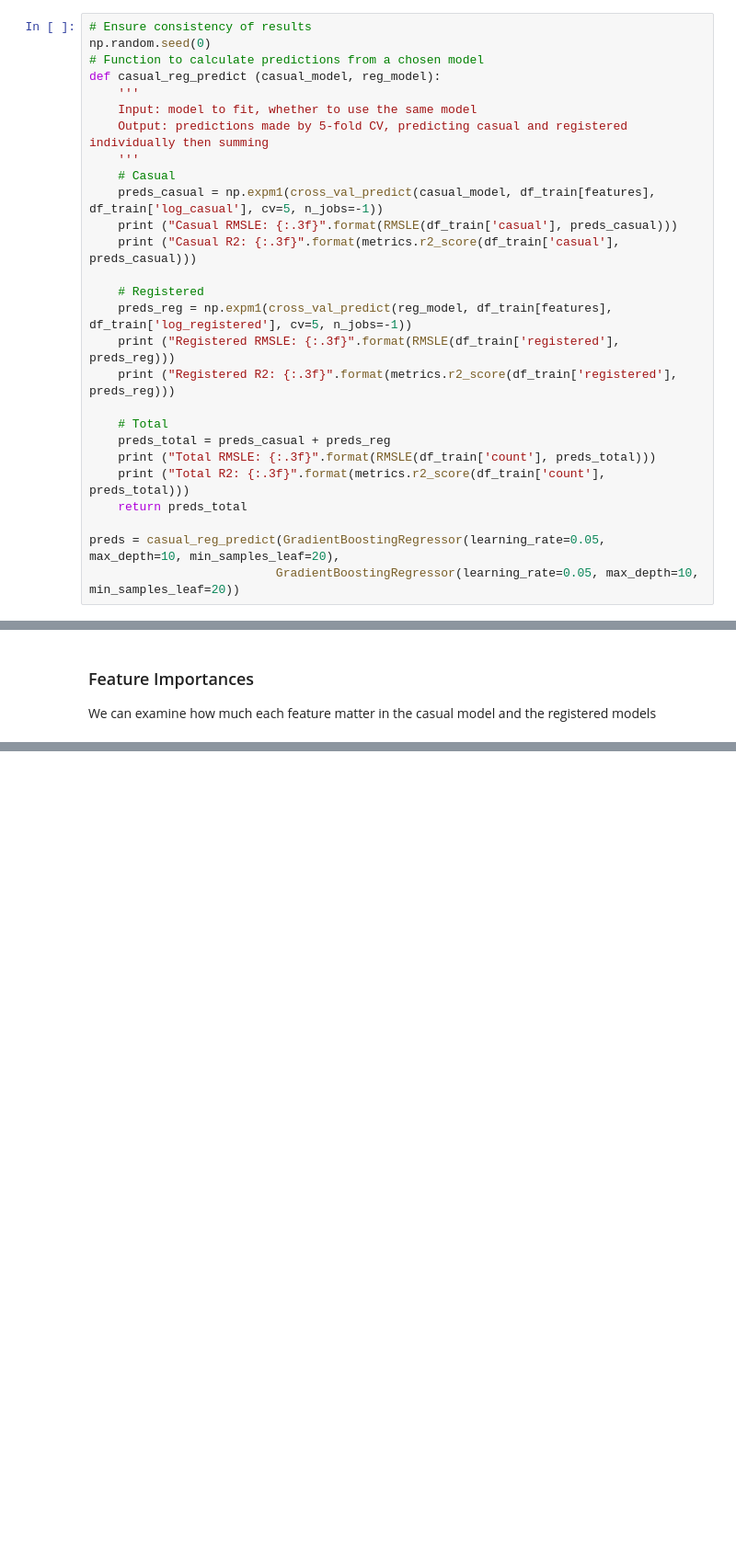
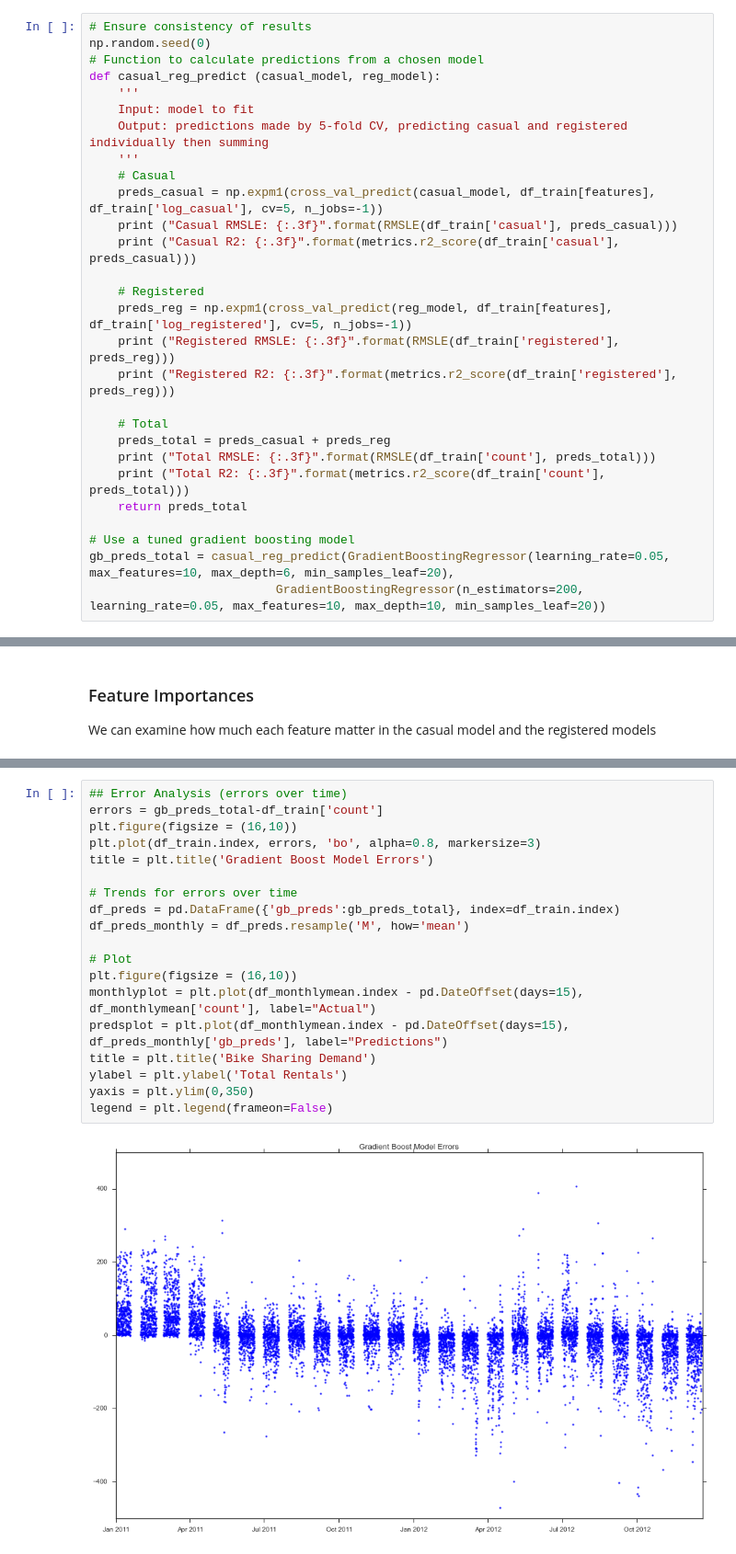
Before and after one commit to KonniamChan/ML_Projects_W207, a Jupyter notebook: project_bikesharing.ipynb, the cells around one changed output, grey strips where cells are left out. Shown at 92% size. Cells and saved outputs as stored; diff of their text form; blank space fills up the shorter version.

```diff
--- a/project_bikesharing.ipynb
+++ b/project_bikesharing.ipynb
@@ -423,7 +384,7 @@ np.random.seed(0)
 # Function to calculate predictions from a chosen model
 def casual_reg_predict (casual_model, reg_model):
     '''
-    Input: model to fit, whether to use the same model
+    Input: model to fit
     Output: predictions made by 5-fold CV, predicting casual and registered individually then summing
     '''
     # Casual
@@ -442,6 +403,7 @@ def casual_reg_predict (casual_model, reg_model):
     print ("Total R2: {:.3f}".format(metrics.r2_score(df_train['count'], preds_total)))
     return preds_total
 
-preds = casual_reg_predict(GradientBoostingRegressor(learning_rate=0.05, max_depth=10, min_samples_leaf=20),
-                          GradientBoostingRegressor(learning_rate=0.05, max_depth=10, min_samples_leaf=20))
+# Use a tuned gradient boosting model
+gb_preds_total = casual_reg_predict(GradientBoostingRegressor(learning_rate=0.05, max_features=10, max_depth=6, min_samples_leaf=20),
+                          GradientBoostingRegressor(n_estimators=200, learning_rate=0.05, max_features=10, max_depth=10, min_samples_leaf=20))
 # %% [output]
@@ -572,0 +442,21 @@ Total RMSLE: 0.404
+# %%
+## Error Analysis (errors over time)
+errors = gb_preds_total-df_train['count']
+plt.figure(figsize = (16,10))
+plt.plot(df_train.index, errors, 'bo', alpha=0.8, markersize=3)
+title = plt.title('Gradient Boost Model Errors')
+
+# Trends for errors over time
+df_preds = pd.DataFrame({'gb_preds':gb_preds_total}, index=df_train.index)
+df_preds_monthly = df_preds.resample('M', how='mean')
+
+# Plot
+plt.figure(figsize = (16,10))
+monthlyplot = plt.plot(df_monthlymean.index - pd.DateOffset(days=15), df_monthlymean['count'], label="Actual")
+predsplot = plt.plot(df_monthlymean.index - pd.DateOffset(days=15), df_preds_monthly['gb_preds'], label="Predictions")
+title = plt.title('Bike Sharing Demand')
+ylabel = plt.ylabel('Total Rentals')
+yaxis = plt.ylim(0,350)
+legend = plt.legend(frameon=False)
+# %% [output]
+[figure, added]
```
Also changed, not shown: parts of 48 cells of this notebook.
